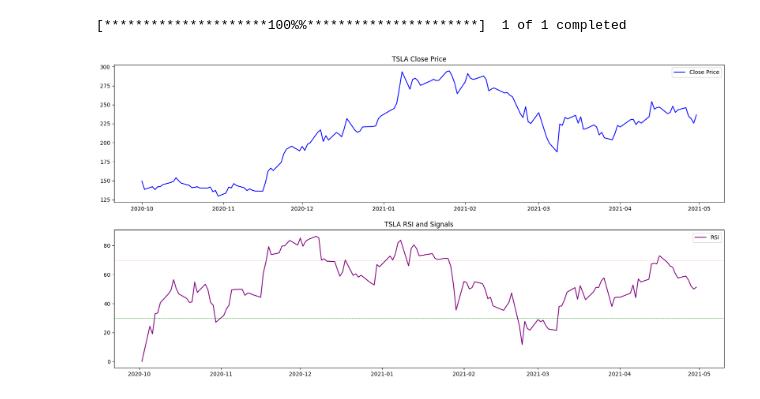
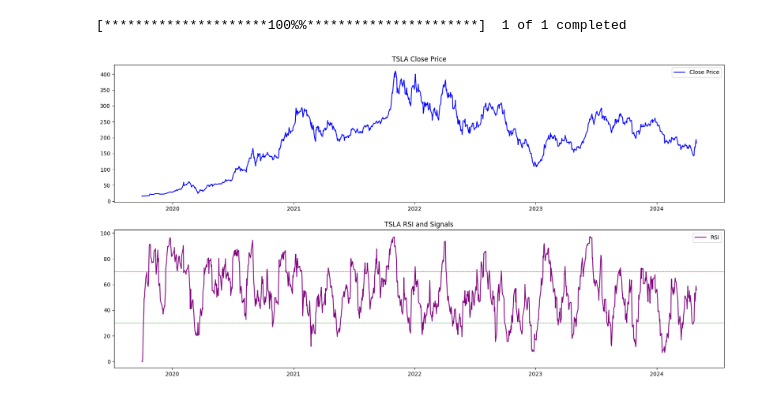
Before and after one commit to nickjohnsondls/Trading-Project, a Jupyter notebook: Strategies from Scratch/RSI.ipynb, the cells around one changed output. Saved outputs shown, nothing was run; the diff lists cells and outputs as text; code cells hidden in the pictures.

```diff
--- a/Strategies from Scratch/RSI.ipynb
+++ b/Strategies from Scratch/RSI.ipynb
@@ -7,8 +7,8 @@ import matplotlib.pyplot as plt
 
 # Define the ticker and date range
 ticker = "TSLA"
-start = dt.date(2020, 10, 1)
-end = dt.date(2021, 5, 1)
+start = dt.date(2019, 10, 1)
+end = dt.date(2024, 5, 1)
 
 # Download data
 ticker_data = yf.download(ticker, start=start, end=end)
@@ -27,31 +27,31 @@ loss = -delta.clip(upper=0)
 avg_gain = gain.rolling(window=RSI_window, min_periods=1).mean()
 avg_loss = loss.rolling(window=RSI_window, min_periods=1).mean()
 
 # Calculate RSI
 rs = avg_gain / avg_loss
 rsi = 100 - (100 / (1 + rs))
 
 # Determine buy and sell signals
 ticker_data['RSI'] = rsi
 ticker_data['Buy Signal'] = np.where(ticker_data['RSI'] < 30, 1, 0)
 ticker_data['Sell Signal'] = np.where(ticker_data['RSI'] > 70, -1, 0)
 ticker_data['Signal'] = ticker_data['Buy Signal'] + ticker_data['Sell Signal']
 
 # Plotting
 plt.figure(figsize=(20, 10))
 plt.subplot(2, 1, 1)
 plt.plot(ticker_data['Close'], label='Close Price', color='blue')
 plt.title(f'{ticker} Close Price')
 plt.legend()
 
 plt.subplot(2, 1, 2)
 plt.plot(ticker_data['RSI'], label='RSI', color='purple')
 plt.axhline(70, color='red', linestyle='--', linewidth=0.5)
 plt.axhline(30, color='green', linestyle='--', linewidth=0.5)
 plt.title(f'{ticker} RSI and Signals')
 plt.legend()
 
 plt.show()
 # %% [output]
 [*********************100%%**********************]  1 of 1 completed
-[figure, old version]
+[figure, new version]
```
